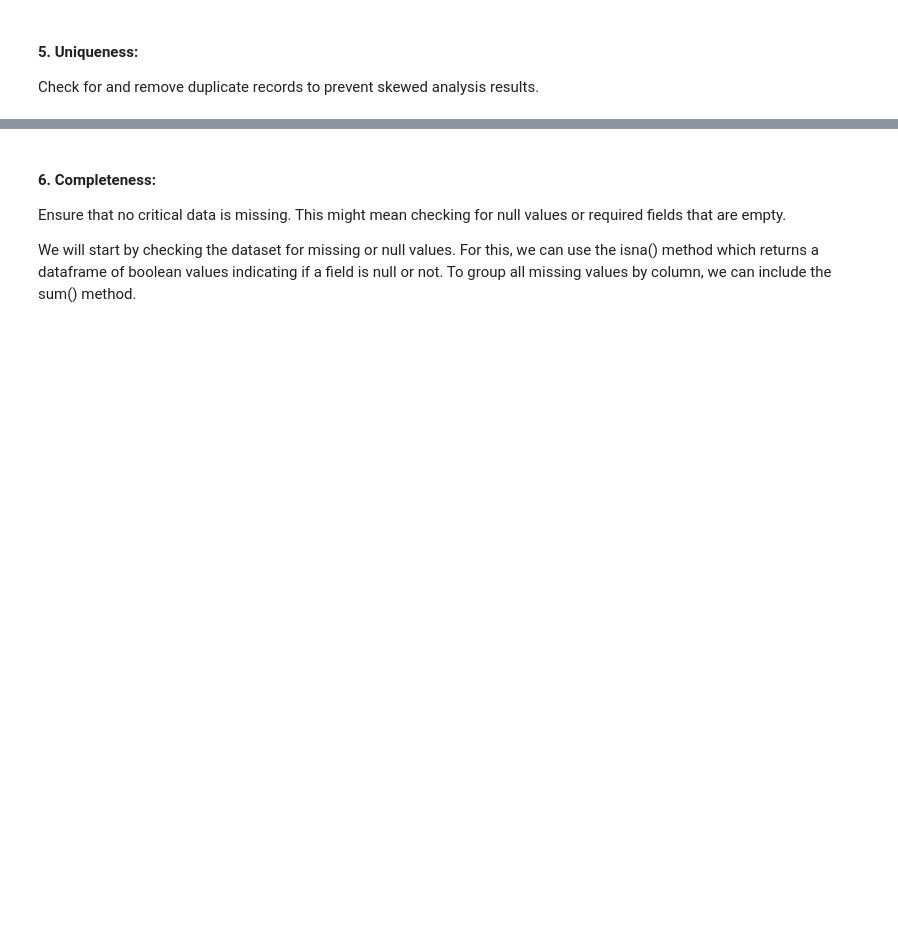
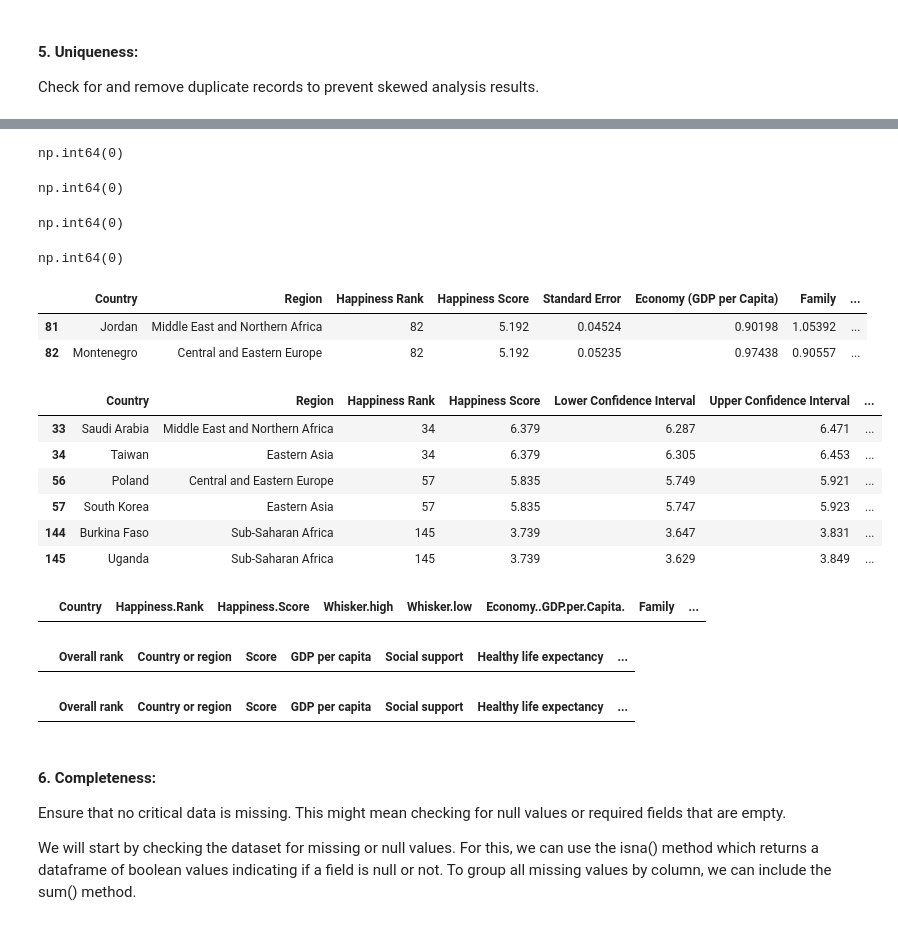
Before and after one commit to Tuwaiq-DS-ML-bootcamp-V-9/Usecase-2, a Jupyter notebook: EDA explain template.ipynb, the cells around one changed output, grey strips where cells are left out. Saved outputs shown, nothing was run; the diff lists cells and outputs as text; code cells hidden in the pictures; blank space fills up the shorter version.

```diff
--- a/EDA explain template.ipynb
+++ b/EDA explain template.ipynb
@@ -306,0 +383,16 @@ Check for and remove duplicate records to prevent skewed analysis results.
+# %%
+df_2016.duplicated().sum()
+# %% [output]
+np.int64(0)
+# %%
+df_2017.duplicated().sum()
+# %% [output]
+np.int64(0)
+# %%
+df_2018.duplicated().sum()
+# %% [output]
+np.int64(0)
+# %%
+df_2019.duplicated().sum()
+# %% [output]
+np.int64(0)
@@ -306,0 +401,38 @@ Check for and remove duplicate records to prevent skewed analysis results.
+# %%
+df_2015[df_2015.duplicated('Happiness Rank',keep=False)]
+
+# thay have the same rank because thay have Happiness Score
+# %% [output]
+|  | Country | Region | Happiness Rank | Happiness Score | Standard Error | Economy (GDP per Capita) | Family | ... |
+| 81 | Jordan | Middle East and Northern Africa | 82 | 5.192 | 0.04524 | 0.90198 | 1.05392 | ... |
+| 82 | Montenegro | Central and Eastern Europe | 82 | 5.192 | 0.05235 | 0.97438 | 0.90557 | ... |
+# %%
+df_2016[df_2016.duplicated('Happiness Rank',keep=False)]
+
+# thay have the same rank because thay have Happiness Score
+# %% [output]
+|  | Country | Region | Happiness Rank | Happiness Score | Lower Confidence Interval | Upper Confidence Interval | ... |
+| 33 | Saudi Arabia | Middle East and Northern Africa | 34 | 6.379 | 6.287 | 6.471 | ... |
+| 34 | Taiwan | Eastern Asia | 34 | 6.379 | 6.305 | 6.453 | ... |
+| 56 | Poland | Central and Eastern Europe | 57 | 5.835 | 5.749 | 5.921 | ... |
+| 57 | South Korea | Eastern Asia | 57 | 5.835 | 5.747 | 5.923 | ... |
+| 144 | Burkina Faso | Sub-Saharan Africa | 145 | 3.739 | 3.647 | 3.831 | ... |
+| 145 | Uganda | Sub-Saharan Africa | 145 | 3.739 | 3.629 | 3.849 | ... |
+# %%
+df_2017[df_2017.duplicated('Happiness.Rank',keep=False)]
+
+# here if there is a same Happiness Score will not have same rank
+# %% [output]
+|  | Country | Happiness.Rank | Happiness.Score | Whisker.high | Whisker.low | Economy..GDP.per.Capita. | Family | ... |
+# %%
+df_2018[df_2018.duplicated('Overall rank',keep=False)]
+
+# here if there is a same Happiness Score will not have same rank
+# %% [output]
+|  | Overall rank | Country or region | Score | GDP per capita | Social support | Healthy life expectancy | ... |
+# %%
+df_2019[df_2019.duplicated('Overall rank',keep=False)]
+
+# here they have the same Happiness Score but the Happiness Rank is different
+# %% [output]
+|  | Overall rank | Country or region | Score | GDP per capita | Social support | Healthy life expectancy | ... |
```
Also changed, not shown: parts of 15 cells of this notebook.
